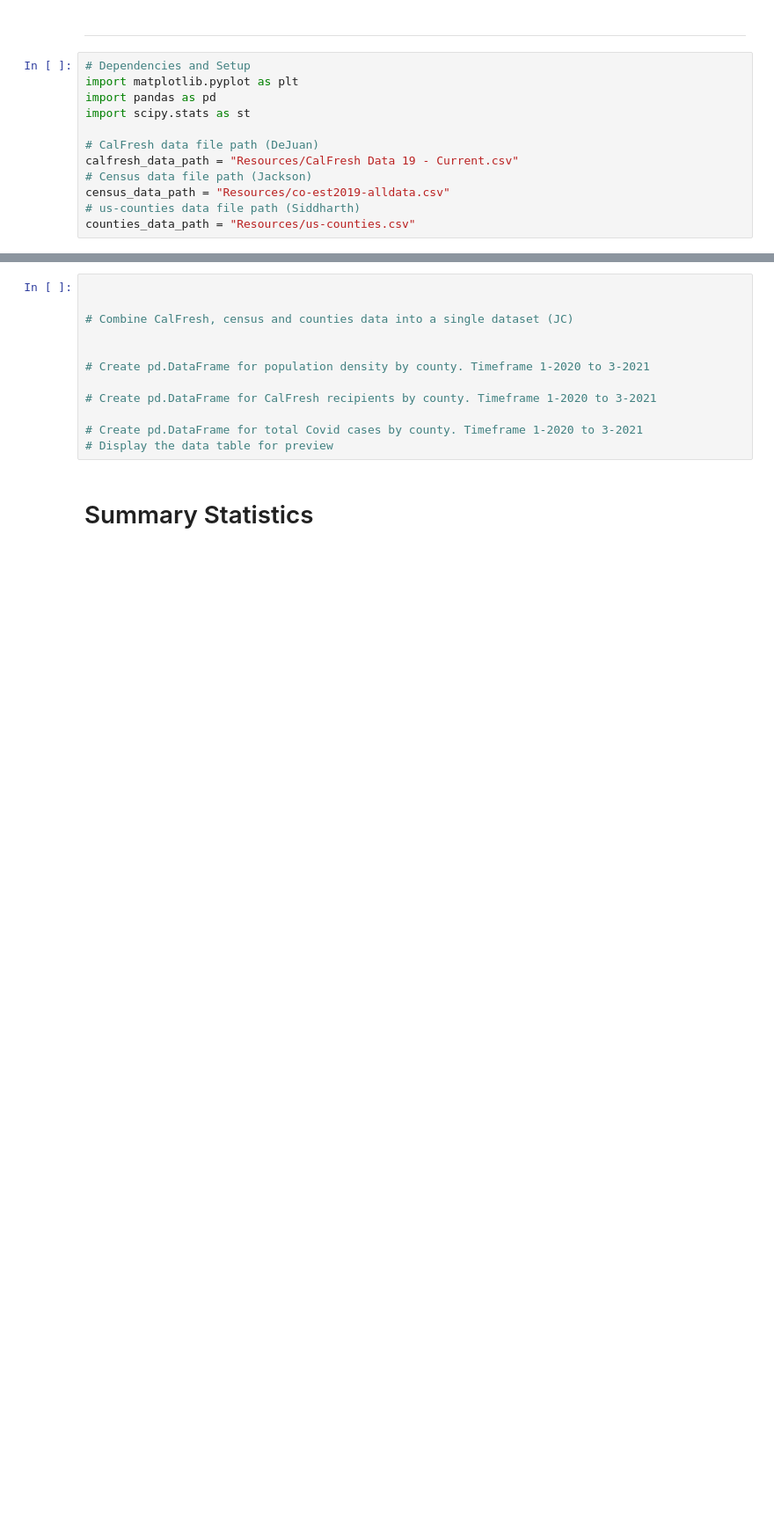
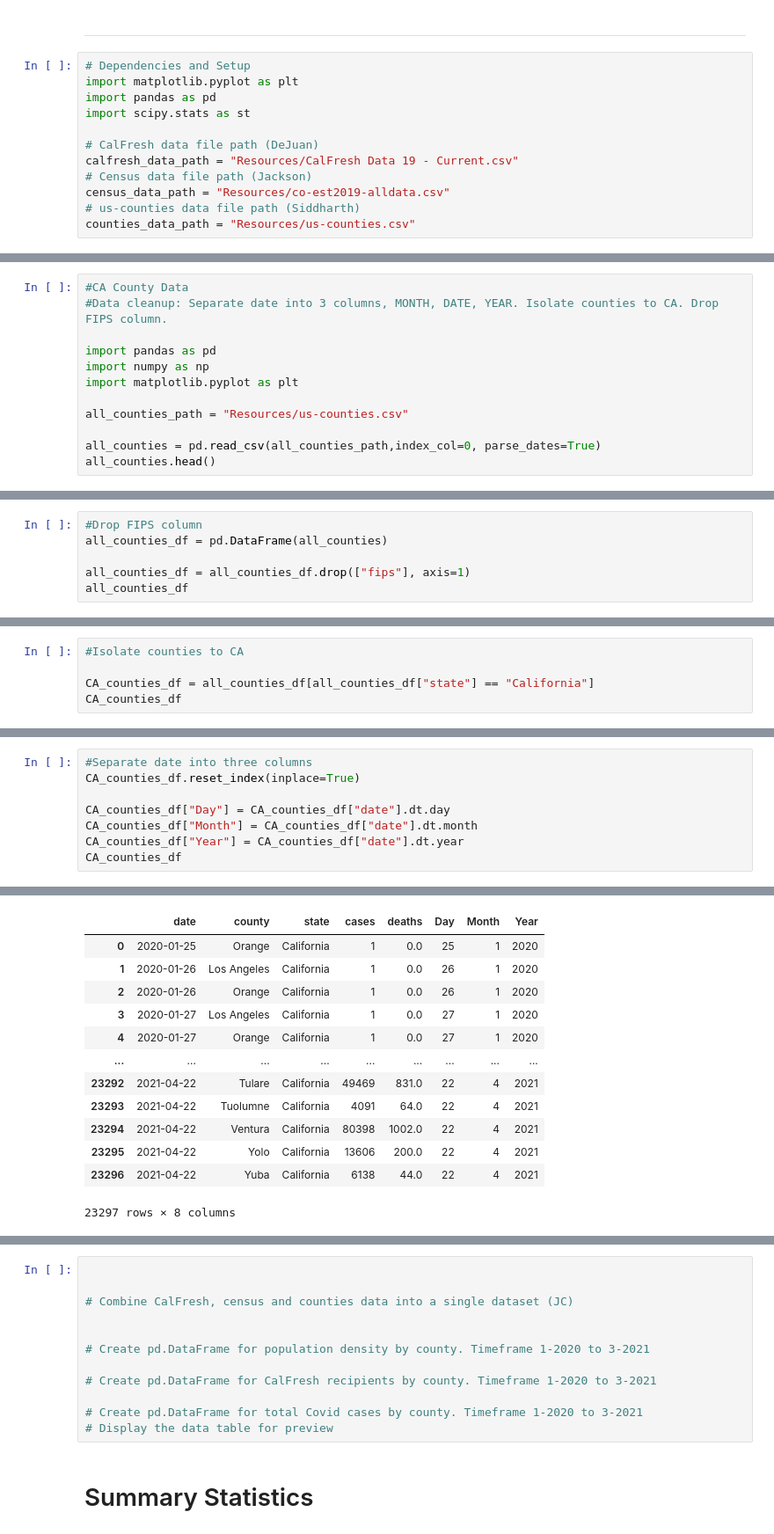
Before and after one commit to speedracer05/Covid_CalFresh, a Jupyter notebook: Covid_CalFresh.ipynb, the cells around one changed output, grey strips where cells are left out. Shown at 88% size. Drawn from its saved outputs; the diff is of its cells as text; blank space fills up the shorter version.

```diff
--- a/Covid_CalFresh.ipynb
+++ b/Covid_CalFresh.ipynb
@@ -28,0 +36,12 @@ calfresh_data.head()
+# %%
+#CA County Data
+#Data cleanup: Separate date into 3 columns, MONTH, DATE, YEAR. Isolate counties to CA. Drop FIPS column.
+
+import pandas as pd
+import numpy as np
+import matplotlib.pyplot as plt
+
+all_counties_path = "Resources/us-counties.csv"
+
+all_counties = pd.read_csv(all_counties_path,index_col=0, parse_dates=True)
+all_counties.head()
@@ -28,0 +56,6 @@ calfresh_data.head()
+# %%
+#Drop FIPS column
+all_counties_df = pd.DataFrame(all_counties)
+
+all_counties_df = all_counties_df.drop(["fips"], axis=1)
+all_counties_df
@@ -28,0 +77,5 @@ calfresh_data.head()
+# %%
+#Isolate counties to CA
+
+CA_counties_df = all_counties_df[all_counties_df["state"] == "California"]
+CA_counties_df
@@ -28,0 +97,9 @@ calfresh_data.head()
+# %%
+#Separate date into three columns
+CA_counties_df.reset_index(inplace=True)
+
+CA_counties_df["Day"] = CA_counties_df["date"].dt.day
+CA_counties_df["Month"] = CA_counties_df["date"].dt.month
+CA_counties_df["Year"] = CA_counties_df["date"].dt.year
+CA_counties_df
+# %% [output]
@@ -29 +121,14 @@ calfresh_data.head()
+|  | date | county | state | cases | deaths | Day | Month | Year |
+| 0 | 2020-01-25 | Orange | California | 1 | 0.0 | 25 | 1 | 2020 |
+| 1 | 2020-01-26 | Los Angeles | California | 1 | 0.0 | 26 | 1 | 2020 |
+| 2 | 2020-01-26 | Orange | California | 1 | 0.0 | 26 | 1 | 2020 |
+| 3 | 2020-01-27 | Los Angeles | California | 1 | 0.0 | 27 | 1 | 2020 |
+| 4 | 2020-01-27 | Orange | California | 1 | 0.0 | 27 | 1 | 2020 |
+| ... | ... | ... | ... | ... | ... | ... | ... | ... |
+| 23292 | 2021-04-22 | Tulare | California | 49469 | 831.0 | 22 | 4 | 2021 |
+| 23293 | 2021-04-22 | Tuolumne | California | 4091 | 64.0 | 22 | 4 | 2021 |
+| 23294 | 2021-04-22 | Ventura | California | 80398 | 1002.0 | 22 | 4 | 2021 |
+| 23295 | 2021-04-22 | Yolo | California | 13606 | 200.0 | 22 | 4 | 2021 |
+| 23296 | 2021-04-22 | Yuba | California | 6138 | 44.0 | 22 | 4 | 2021 |
+23297 rows × 8 columns
 # %%
```
Also changed, not shown: parts of 8 cells of this notebook, 2 other files.
